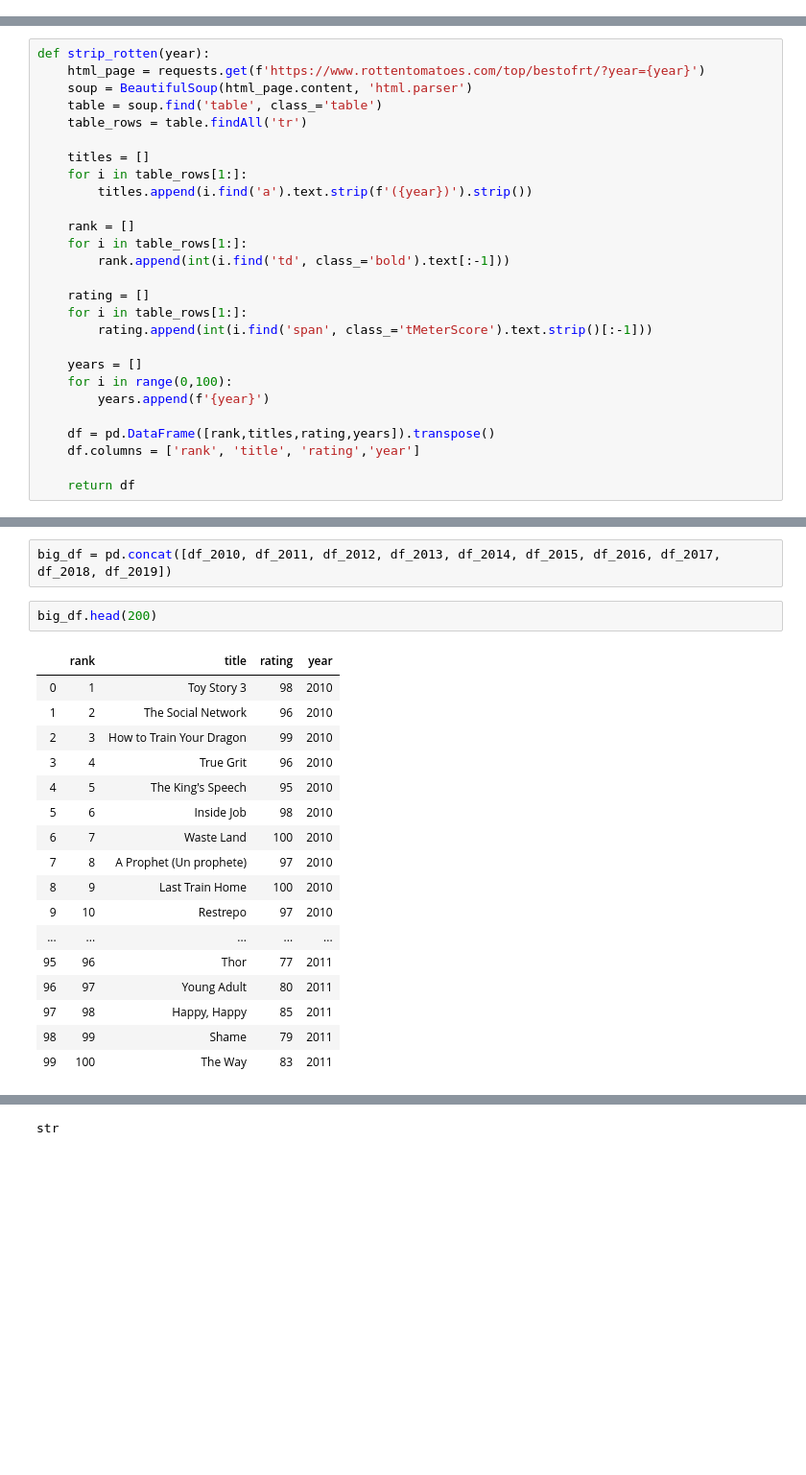
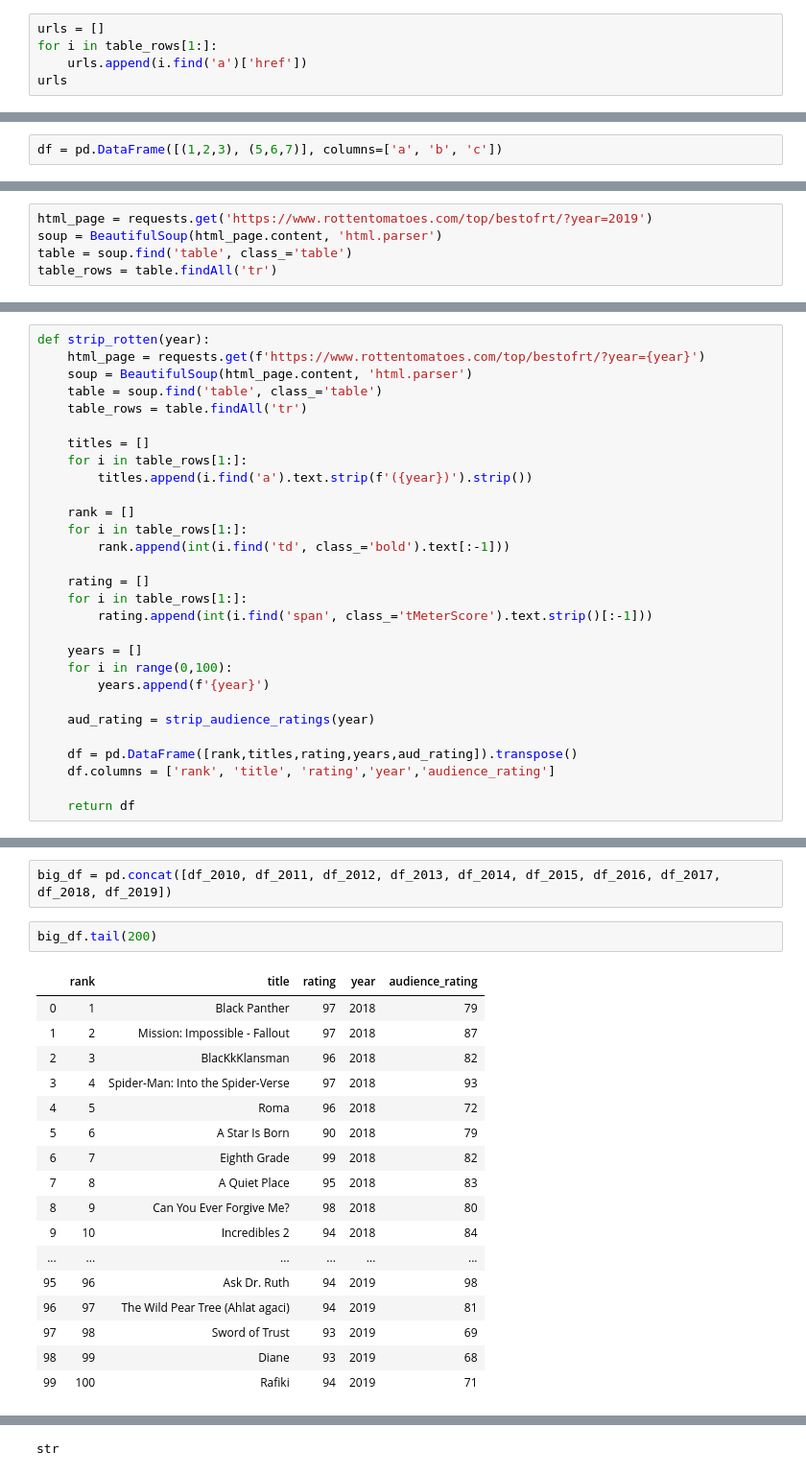
Before and after one commit to bphall/omar_brayton2, a Jupyter notebook: movie_analysis_notebook_csv_size.ipynb, the cells around one changed output, grey strips where cells are left out. Shown at 96% size. Cells and saved outputs as stored; diff of their text form; blank space fills up the shorter version.

```diff
--- a/movie_analysis_notebook_csv_size.ipynb
+++ b/movie_analysis_notebook_csv_size.ipynb
@@ -15,0 +31,5 @@ credits.cast[0].strip('][')
+# %%
+urls = []
+for i in table_rows[1:]:
+    urls.append(i.find('a')['href'])
+urls
@@ -15,0 +67,2 @@ credits.cast[0].strip('][')
+# %%
+df = pd.DataFrame([(1,2,3), (5,6,7)], columns=['a', 'b', 'c'])
@@ -23,3 +124,8 @@ html_page = requests.get('https://www.rottentomatoes.com/top/bestofrt/?year=2019
 # %%
 html_page = requests.get('https://www.rottentomatoes.com/top/bestofrt/?year=2019')
 soup = BeautifulSoup(html_page.content, 'html.parser')
+# %%
+html_page = requests.get('https://www.rottentomatoes.com/top/bestofrt/?year=2019')
+soup = BeautifulSoup(html_page.content, 'html.parser')
+table = soup.find('table', class_='table')
+table_rows = table.findAll('tr')
@@ -46,8 +173,10 @@ def strip_rotten(year):
     for i in range(0,100):
         years.append(f'{year}')
 
-    df = pd.DataFrame([rank,titles,rating,years]).transpose()
-    df.columns = ['rank', 'title', 'rating','year']
+    aud_rating = strip_audience_ratings(year)
+
+    df = pd.DataFrame([rank,titles,rating,years,aud_rating]).transpose()
+    df.columns = ['rank', 'title', 'rating','year','audience_rating']
 
     return df
 # %%
@@ -85,22 +222,22 @@ df_2010 = strip_rotten(2010)
 # %%
 big_df = pd.concat([df_2010, df_2011, df_2012, df_2013, df_2014, df_2015, df_2016, df_2017, df_2018, df_2019])
 # %%
-big_df.head(200)
+big_df.tail(200)
 # %% [output]
-|  | rank | title | rating | year |
-| 0 | 1 | Toy Story 3 | 98 | 2010 |
-| 1 | 2 | The Social Network | 96 | 2010 |
-| 2 | 3 | How to Train Your Dragon | 99 | 2010 |
-| 3 | 4 | True Grit | 96 | 2010 |
-| 4 | 5 | The King's Speech | 95 | 2010 |
-| 5 | 6 | Inside Job | 98 | 2010 |
-| 6 | 7 | Waste Land | 100 | 2010 |
-| 7 | 8 | A Prophet (Un prophete) | 97 | 2010 |
-| 8 | 9 | Last Train Home | 100 | 2010 |
-| 9 | 10 | Restrepo | 97 | 2010 |
-| ... | ... | ... | ... | ... |
-| 95 | 96 | Thor | 77 | 2011 |
-| 96 | 97 | Young Adult | 80 | 2011 |
-| 97 | 98 | Happy, Happy | 85 | 2011 |
-| 98 | 99 | Shame | 79 | 2011 |
-| 99 | 100 | The Way | 83 | 2011 |
+|  | rank | title | rating | year | audience_rating |
+| 0 | 1 | Black Panther | 97 | 2018 | 79 |
+| 1 | 2 | Mission: Impossible - Fallout | 97 | 2018 | 87 |
+| 2 | 3 | BlacKkKlansman | 96 | 2018 | 82 |
+| 3 | 4 | Spider-Man: Into the Spider-Verse | 97 | 2018 | 93 |
+| 4 | 5 | Roma | 96 | 2018 | 72 |
+| 5 | 6 | A Star Is Born | 90 | 2018 | 79 |
+| 6 | 7 | Eighth Grade | 99 | 2018 | 82 |
+| 7 | 8 | A Quiet Place | 95 | 2018 | 83 |
+| 8 | 9 | Can You Ever Forgive Me? | 98 | 2018 | 80 |
+| 9 | 10 | Incredibles 2 | 94 | 2018 | 84 |
+| ... | ... | ... | ... | ... | ... |
+| 95 | 96 | Ask Dr. Ruth | 94 | 2019 | 98 |
+| 96 | 97 | The Wild Pear Tree (Ahlat agaci) | 94 | 2019 | 81 |
+| 97 | 98 | Sword of Trust | 93 | 2019 | 69 |
+| 98 | 99 | Diane | 93 | 2019 | 68 |
+| 99 | 100 | Rafiki | 94 | 2019 | 71 |
```
Also changed, not shown: parts of 34 cells of this notebook.
